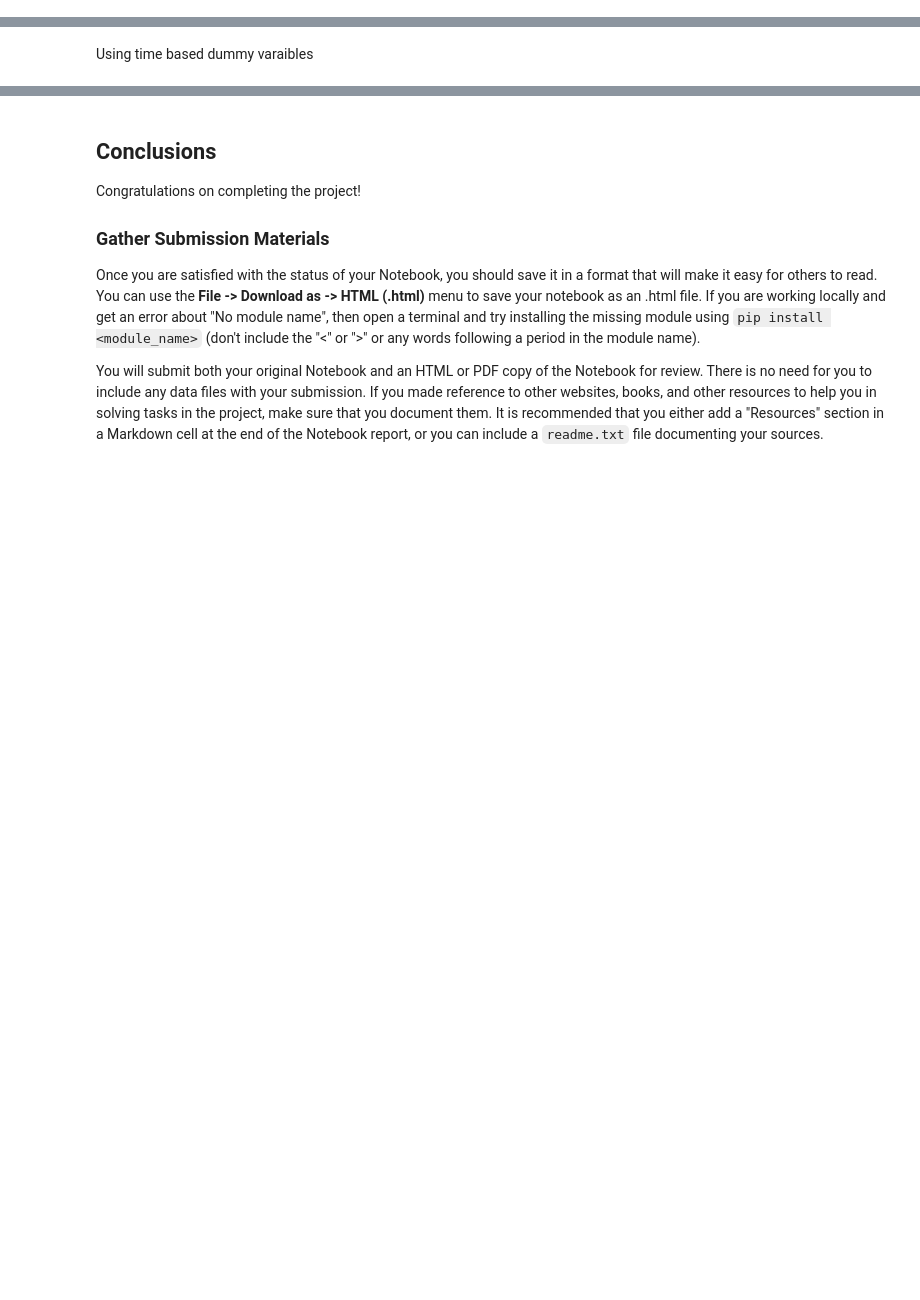
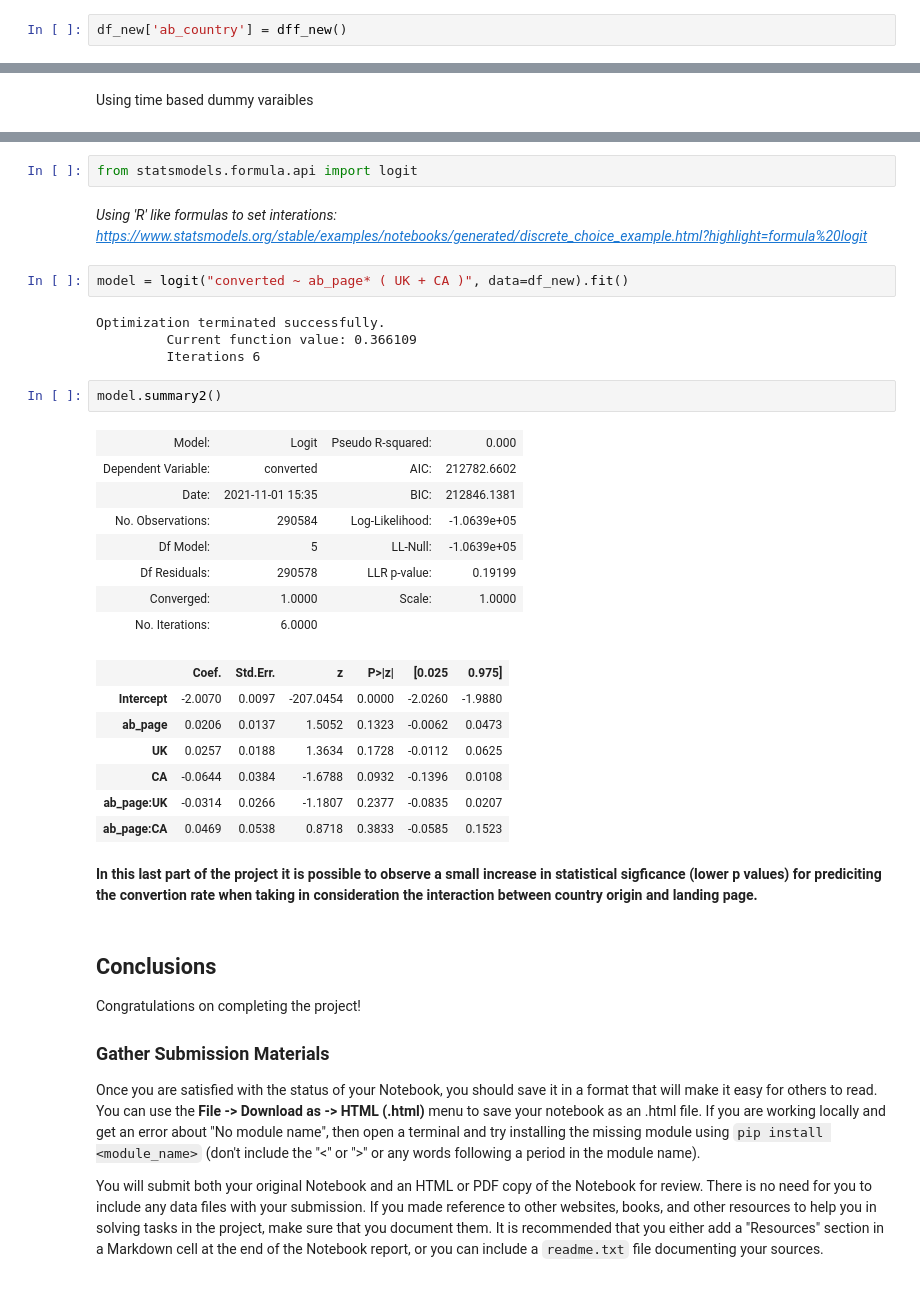
Before and after one commit to mpicanco/project3, a Jupyter notebook: Analyze_ab_test_results_notebook.ipynb, the cells around one changed output, grey strips where cells are left out. Cells and saved outputs as stored; diff of their text form; blank space fills up the shorter version.

```diff
--- a/Analyze_ab_test_results_notebook.ipynb
+++ b/Analyze_ab_test_results_notebook.ipynb
@@ -425,5 +482,7 @@ h. Though you have now looked at the individual factors of country and page on c
 Provide the summary results, and your conclusions based on the results.
 # %%
 ### Fit Your Linear Model And Obtain the Results
+# %%
+df_new['ab_country'] = dff_new()
 # %%
 
@@ -457,3 +577,33 @@ result.summary2()
+# %%
+from statsmodels.formula.api import logit
+# %% [markdown]
+_Using 'R' like formulas to set interations: https://www.statsmodels.org/stable/examples/notebooks/generated/discrete_choice_example.html?highlight=formula%20logit_
+# %%
+model = logit("converted ~ ab_page* ( UK + CA )", data=df_new).fit()
+# %% [output]
+Optimization terminated successfully.
+         Current function value: 0.366109
+         Iterations 6
+# %%
+model.summary2()
+# %% [output]
+| Model: | Logit | Pseudo R-squared: | 0.000 |
+| Dependent Variable: | converted | AIC: | 212782.6602 |
+| Date: | 2021-11-01 15:35 | BIC: | 212846.1381 |
+| No. Observations: | 290584 | Log-Likelihood: | -1.0639e+05 |
+| Df Model: | 5 | LL-Null: | -1.0639e+05 |
+| Df Residuals: | 290578 | LLR p-value: | 0.19199 |
+| Converged: | 1.0000 | Scale: | 1.0000 |
+| No. Iterations: | 6.0000 |  |  |
+|  | Coef. | Std.Err. | z | P>|z| | [0.025 | 0.975] |
+| Intercept | -2.0070 | 0.0097 | -207.0454 | 0.0000 | -2.0260 | -1.9880 |
+| ab_page | 0.0206 | 0.0137 | 1.5052 | 0.1323 | -0.0062 | 0.0473 |
+| UK | 0.0257 | 0.0188 | 1.3634 | 0.1728 | -0.0112 | 0.0625 |
+| CA | -0.0644 | 0.0384 | -1.6788 | 0.0932 | -0.1396 | 0.0108 |
+| ab_page:UK | -0.0314 | 0.0266 | -1.1807 | 0.2377 | -0.0835 | 0.0207 |
+| ab_page:CA | 0.0469 | 0.0538 | 0.8718 | 0.3833 | -0.0585 | 0.1523 |
+# %% [markdown]
+__In this last part of the project it is possible to observe a small increase in statistical sigficance  (lower p values) for prediciting the convertion rate when taking in consideration the interaction between country origin and landing page.__
 # %% [markdown]
 <a id='conclusions'></a>
 ## Conclusions
```
Also changed, not shown: parts of 24 cells of this notebook, 2 other files.
